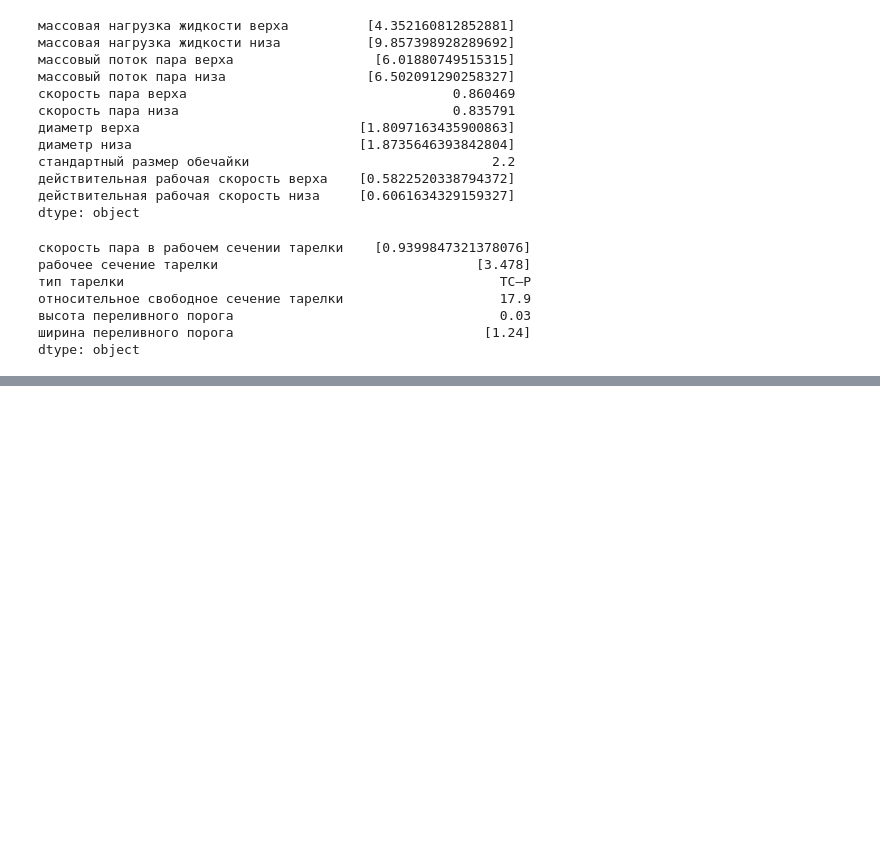
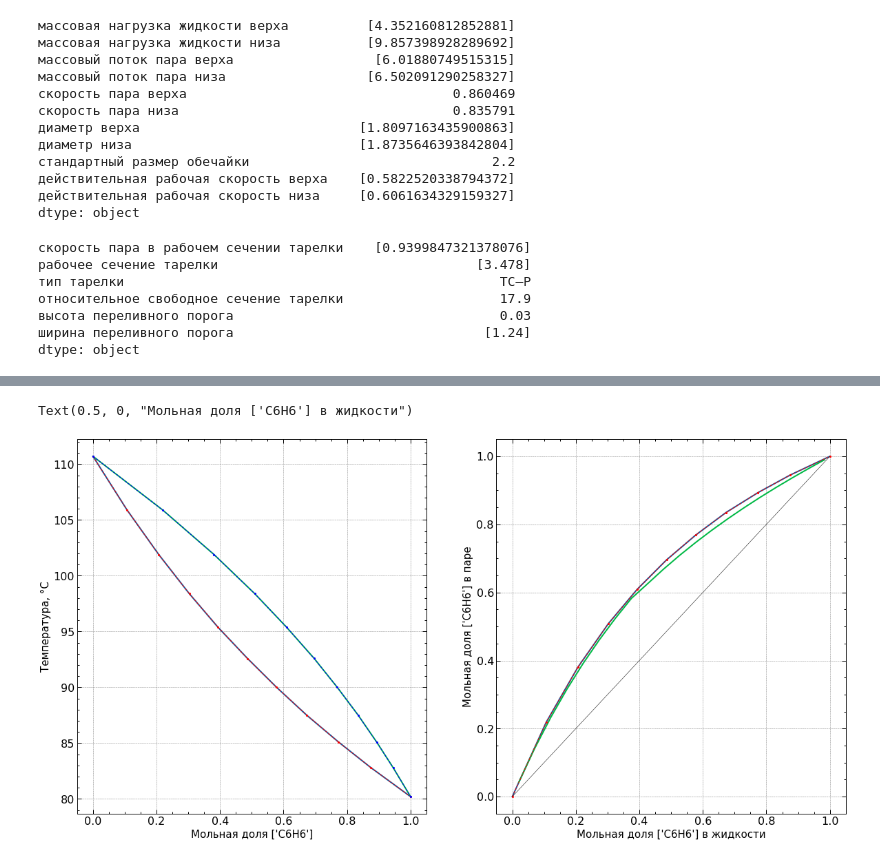
Before and after one commit to kdavjd/rectification_project, a Jupyter notebook: plate_column.ipynb, the cells around one changed output, grey strips where cells are left out. Saved outputs shown, nothing was run; the diff lists cells and outputs as text; code cells hidden in the pictures; blank space fills up the shorter version.

```diff
--- a/plate_column.ipynb
+++ b/plate_column.ipynb
@@ -351,7 +351,3 @@ plate
 dtype: object
 # %%
 table_plate = pd.read_excel('tables/Техническая характеристика ситчатых тарелок типа ТС.xlsx')
-type_mask = table_plate['Тип тарелки'] == 'ТС—Р'
-d_mask = table_plate['Диаметр колонны D, мм'] == 2200
-plate = table_plate[type_mask & d_mask]
-plate['Периметр слива Lc, м'].values
@@ -360,5 +354,5 @@ array([1.24])
 # %%
-def get_bubble_layer(aqua_liquid_saturation, diameter, plate, properties, Substance, PRESSURE):
+def get_coeffs(aqua_liquid_saturation, diameter, plate, properties, Substance, PRESSURE):
     bubble_layer = pd.Series(dtype=float)
 
     def get_water_interfacial_tension(temperature):
@@ -489,5 +483,6 @@ def get_bubble_layer(aqua_liquid_saturation, diameter, plate, properties, Substa
 
     return bubble_layer
 
-get_bubble_layer(aqua_liquid_saturation, diameter, plate, properties, Substance, PRESSURE)
+features = get_coeffs(aqua_liquid_saturation, diameter, plate, properties, Substance, PRESSURE)
+features
 # %% [output]
@@ -499,0 +664,29 @@ properties['молярная масса газа']['верха']
+# %%
+plt.style.use(['science', 'no-latex', 'notebook', 'grid'])
+
+
+fig = plt.figure(figsize=(20,10))
+axes = fig.add_subplot(1,2,1)
+axes2 = fig.add_subplot(1,2,2)
+
+axes.plot(diagram['x'], diagram['t'])
+axes.plot(diagram['y'], diagram['t'])
+axes.set_ylabel('Температура, °С', fontsize=15)
+axes.set_xlabel(f'Мольная доля {A_name}', fontsize=15)
+
+p_x = dfс.get_fit(diagram['x'], diagram['t'])
+p_y = dfс.get_fit(diagram['y'], diagram['t'])
+axes.plot(diagram['x'], p_x, 'o--', color='red', lw=1, ms=2)
+axes.plot(diagram['y'], p_y, 'o--', color='blue', lw=1, ms=2)
+
+axes2.plot(diagram['x'], diagram['y'])
+axes2.plot(kinetic_frame['значение кинетической кривой'].index, kinetic_frame['значение кинетической кривой'].values)
+x_y = dfс.get_fit(diagram['x'], diagram['y'])
+axes2.plot(diagram['x'], x_y, 'o--', color='red', lw=1, ms=2)
+_ = [0, 1]
+axes2.plot(_, _, color='black', lw=0.5)
+axes2.set_ylabel(f'Мольная доля {A_name} в паре', fontsize=15)
+axes2.set_xlabel(f'Мольная доля {A_name} в жидкости', fontsize=15)
+# %% [output]
+Text(0.5, 0, "Мольная доля ['C6H6'] в жидкости")
+[figure, added]
```
Also changed, not shown: parts of 5 cells of this notebook, 2 other files.
